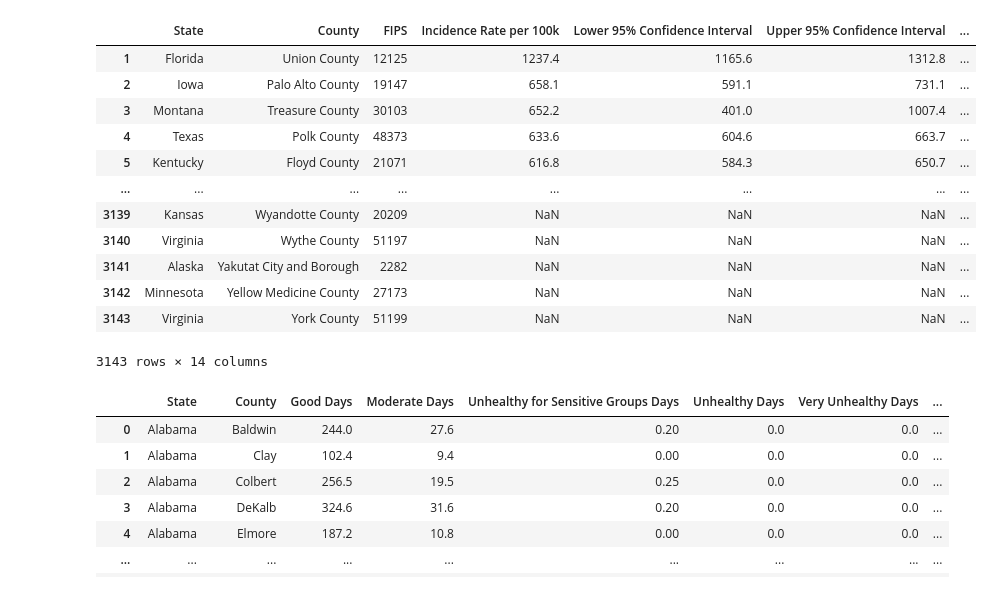
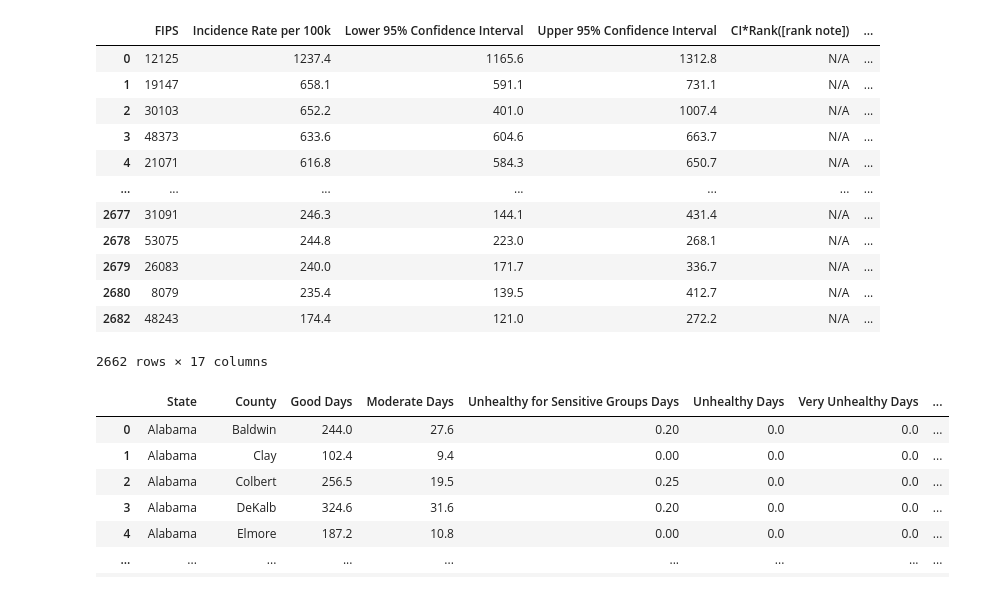
Before and after one commit to TheDeafOne/aqi-and-cancer, a Jupyter notebook: aqi_cancer_eda.ipynb, the cells around one changed output. Drawn from its saved outputs; the diff is of its cells as text; code cells hidden in the pictures.

```diff
--- a/aqi_cancer_eda.ipynb
+++ b/aqi_cancer_eda.ipynb
@@ -17,47 +39,60 @@ def replace_nan_variants(df: pd.DataFrame):
     df = df.replace('* ', np.nan)
     df = df.replace(' *', np.nan)
     df = df.replace(' * ', np.nan)
     df = df.replace('3 or fewer', '3')
     return df
 
 
 def convert_to_numeric(df: pd.DataFrame):
     df['Recent 5-Year Trend'] = pd.to_numeric(df['Recent 5-Year Trend'], errors='coerce')
     df['Incidence Rate per 100k'] = pd.to_numeric(df['Incidence Rate per 100k'], errors='coerce')
     df['Lower 95% Confidence Interval'] = pd.to_numeric(df['Lower 95% Confidence Interval'], errors='coerce')
     df['Upper 95% Confidence Interval'] = pd.to_numeric(df['Upper 95% Confidence Interval'], errors='coerce')
     df['Average Annual Count'] = pd.to_numeric(df['Average Annual Count'], errors='coerce')
     df['FIPS'] = pd.to_numeric(df['FIPS'], errors='coerce')
     df["FIPS"] = df["FIPS"].astype('Int64')
     return df
 
+def merge_locational_data(df: pd.DataFrame):
+    coords_df = get_uscounties()
+    df = df.merge(
+        coords_df, on='FIPS'
+    ).drop(
+        columns=['County_x', 'state_id', 'county_full','county_ascii', 'State']
+    ).rename(
+        {'County_y': 'County', 'state_name': 'State', 'lat': 'Lat', 'lng': 'Lon', 'population': 'Population'},
+        axis=1
+    )
+    return df
+
 def get_cancer_data():
     df = pd.read_csv(DATA_DIR + CANCER_DATA, skiprows=8, skipfooter=31, engine='python')
     df.insert(0, 'State', df['County'].apply(lambda x: x.split(', ')[-1][:-3]))
     df['County'] = df['County'].apply(lambda x: x.split(', ')[0])
     df = df.iloc[1:].rename({
         'Age-Adjusted Incidence Rate([rate note]) - cases per 100,000': 'Incidence Rate per 100k',
         'Recent 5-Year Trend ([trend note]) in Incidence Rates': 'Recent 5-Year Trend',
         ' FIPS': 'FIPS'
     }, axis=1)
 
-    df = df.pipe(replace_nan_variants).pipe(convert_to_numeric)
+    df = df.pipe(replace_nan_variants).pipe(convert_to_numeric).pipe(merge_locational_data)
+    df = df[df['Recent 5-Year Trend'].notna()]
     return df
 get_cancer_data()
 # %% [output]
-|  | State | County | FIPS | Incidence Rate per 100k | Lower 95% Confidence Interval | Upper 95% Confidence Interval | ... |
-| 1 | Florida | Union County | 12125 | 1237.4 | 1165.6 | 1312.8 | ... |
-| 2 | Iowa | Palo Alto County | 19147 | 658.1 | 591.1 | 731.1 | ... |
-| 3 | Montana | Treasure County | 30103 | 652.2 | 401.0 | 1007.4 | ... |
-| 4 | Texas | Polk County | 48373 | 633.6 | 604.6 | 663.7 | ... |
-| 5 | Kentucky | Floyd County | 21071 | 616.8 | 584.3 | 650.7 | ... |
-| ... | ... | ... | ... | ... | ... | ... | ... |
-| 3139 | Kansas | Wyandotte County | 20209 | NaN | NaN | NaN | ... |
-| 3140 | Virginia | Wythe County | 51197 | NaN | NaN | NaN | ... |
-| 3141 | Alaska | Yakutat City and Borough | 2282 | NaN | NaN | NaN | ... |
-| 3142 | Minnesota | Yellow Medicine County | 27173 | NaN | NaN | NaN | ... |
-| 3143 | Virginia | York County | 51199 | NaN | NaN | NaN | ... |
+|  | FIPS | Incidence Rate per 100k | Lower 95% Confidence Interval | Upper 95% Confidence Interval | CI*Rank([rank note]) | ... |
+| 0 | 12125 | 1237.4 | 1165.6 | 1312.8 | N/A | ... |
+| 1 | 19147 | 658.1 | 591.1 | 731.1 | N/A | ... |
+| 2 | 30103 | 652.2 | 401.0 | 1007.4 | N/A | ... |
+| 3 | 48373 | 633.6 | 604.6 | 663.7 | N/A | ... |
+| 4 | 21071 | 616.8 | 584.3 | 650.7 | N/A | ... |
+| ... | ... | ... | ... | ... | ... | ... |
+| 2677 | 31091 | 246.3 | 144.1 | 431.4 | N/A | ... |
+| 2678 | 53075 | 244.8 | 223.0 | 268.1 | N/A | ... |
+| 2679 | 26083 | 240.0 | 171.7 | 336.7 | N/A | ... |
+| 2680 | 8079 | 235.4 | 139.5 | 412.7 | N/A | ... |
+| 2682 | 48243 | 174.4 | 121.0 | 272.2 | N/A | ... |
-3143 rows × 14 columns
+2662 rows × 17 columns
 # %%
 def average_aqi(df: pd.DataFrame):
 
```
Also changed, not shown: parts of 11 cells of this notebook.
